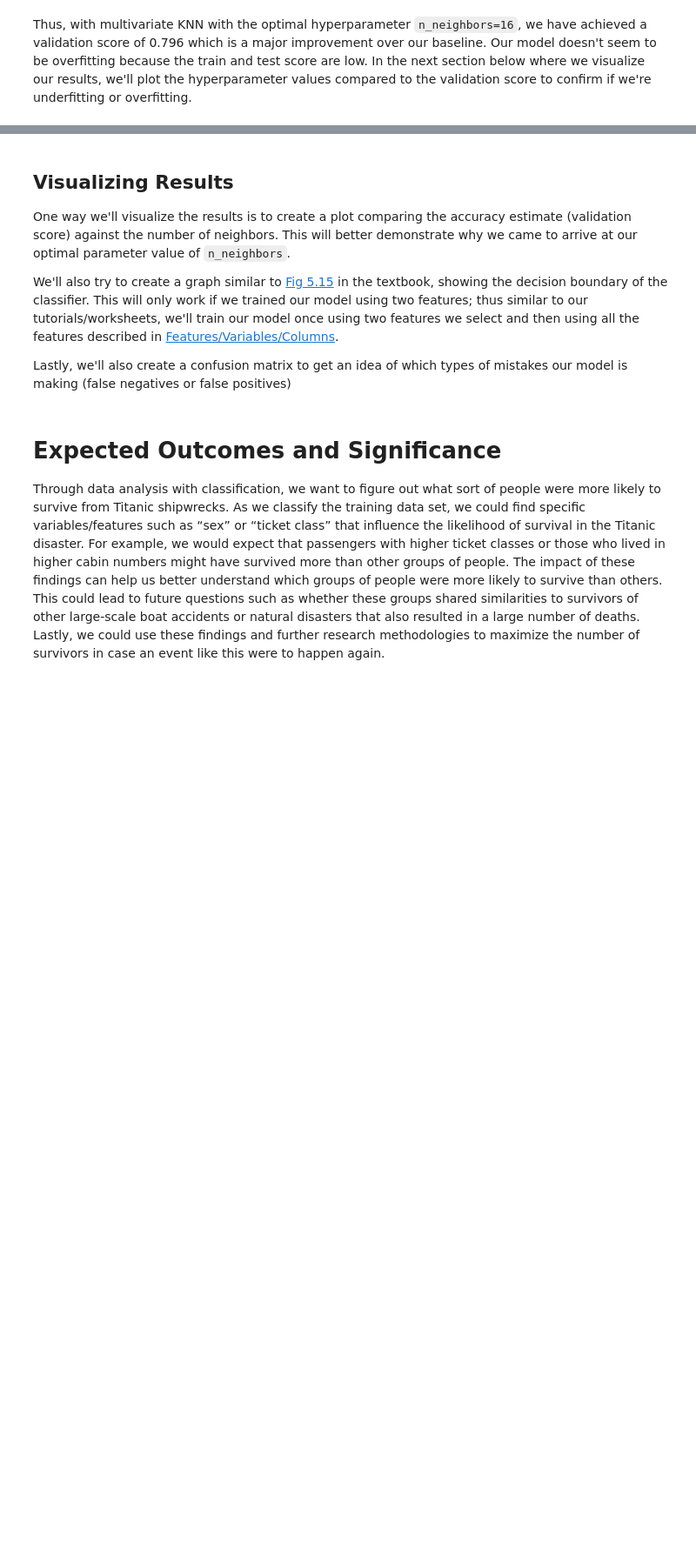
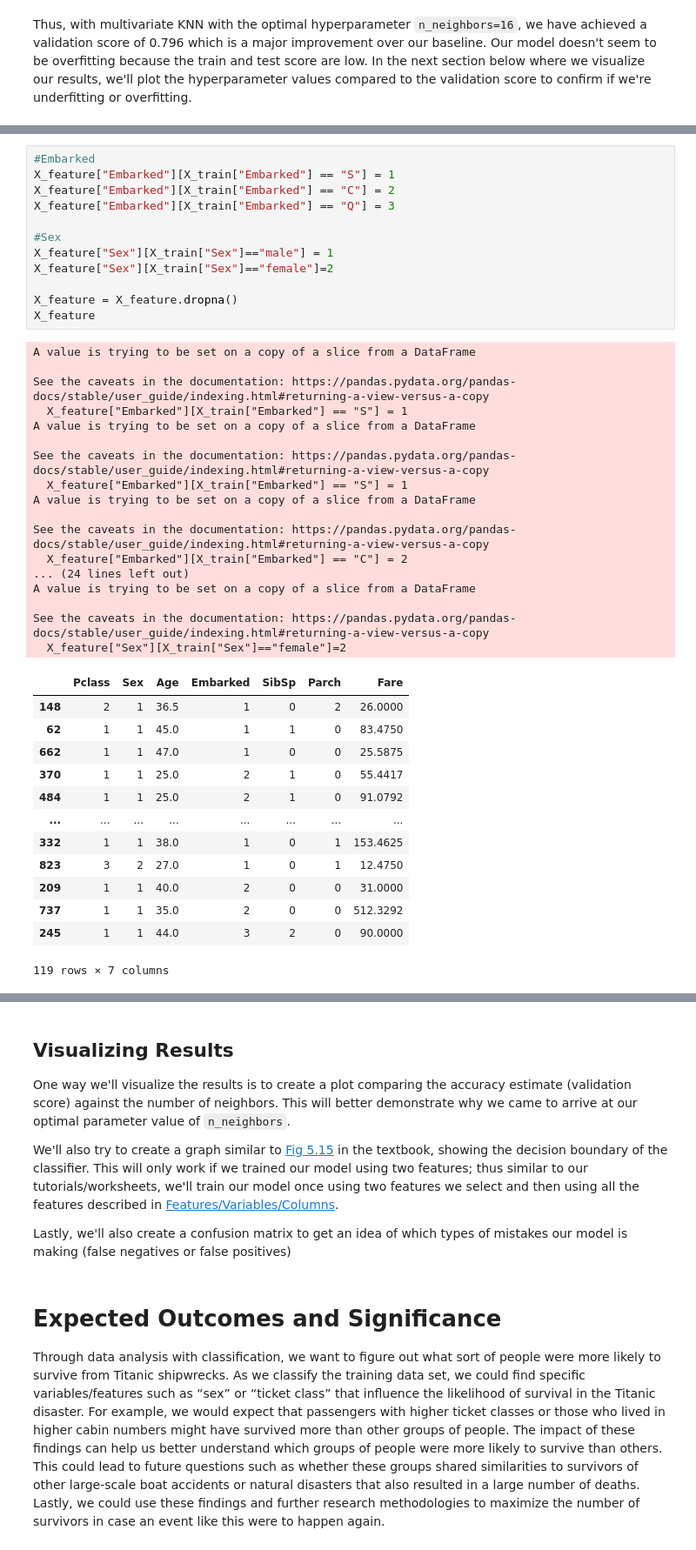
Before and after one commit to ericrkuo/dsci-100-group-12, a Jupyter notebook: report.ipynb, the cells around one changed output, grey strips where cells are left out. Shown at 87% size. Cells and saved outputs as stored; diff of their text form; blank space fills up the shorter version.

```diff
--- a/report.ipynb
+++ b/report.ipynb
@@ -509,0 +544,43 @@ Thus, with multivariate KNN with the optimal hyperparameter `n_neighbors=16`, we
+# %%
+#Embarked
+X_feature["Embarked"][X_train["Embarked"] == "S"] = 1
+X_feature["Embarked"][X_train["Embarked"] == "C"] = 2
+X_feature["Embarked"][X_train["Embarked"] == "Q"] = 3
+
+#Sex
+X_feature["Sex"][X_train["Sex"]=="male"] = 1
+X_feature["Sex"][X_train["Sex"]=="female"]=2
+
+X_feature = X_feature.dropna()
+X_feature
+# %% [output]
+A value is trying to be set on a copy of a slice from a DataFrame
+
+See the caveats in the documentation: https://pandas.pydata.org/pandas-docs/stable/user_guide/indexing.html#returning-a-view-versus-a-copy
+  X_feature["Embarked"][X_train["Embarked"] == "S"] = 1
+A value is trying to be set on a copy of a slice from a DataFrame
+
+See the caveats in the documentation: https://pandas.pydata.org/pandas-docs/stable/user_guide/indexing.html#returning-a-view-versus-a-copy
+  X_feature["Embarked"][X_train["Embarked"] == "S"] = 1
+A value is trying to be set on a copy of a slice from a DataFrame
+
+See the caveats in the documentation: https://pandas.pydata.org/pandas-docs/stable/user_guide/indexing.html#returning-a-view-versus-a-copy
+  X_feature["Embarked"][X_train["Embarked"] == "C"] = 2
+... (24 lines left out)
+A value is trying to be set on a copy of a slice from a DataFrame
+
+See the caveats in the documentation: https://pandas.pydata.org/pandas-docs/stable/user_guide/indexing.html#returning-a-view-versus-a-copy
+  X_feature["Sex"][X_train["Sex"]=="female"]=2
+|  | Pclass | Sex | Age | Embarked | SibSp | Parch | Fare |
+| 148 | 2 | 1 | 36.5 | 1 | 0 | 2 | 26.0000 |
+| 62 | 1 | 1 | 45.0 | 1 | 1 | 0 | 83.4750 |
+| 662 | 1 | 1 | 47.0 | 1 | 0 | 0 | 25.5875 |
+| 370 | 1 | 1 | 25.0 | 2 | 1 | 0 | 55.4417 |
+| 484 | 1 | 1 | 25.0 | 2 | 1 | 0 | 91.0792 |
+| ... | ... | ... | ... | ... | ... | ... | ... |
+| 332 | 1 | 1 | 38.0 | 1 | 0 | 1 | 153.4625 |
+| 823 | 3 | 2 | 27.0 | 1 | 0 | 1 | 12.4750 |
+| 209 | 1 | 1 | 40.0 | 2 | 0 | 0 | 31.0000 |
+| 737 | 1 | 1 | 35.0 | 2 | 0 | 0 | 512.3292 |
+| 245 | 1 | 1 | 44.0 | 3 | 2 | 0 | 90.0000 |
+119 rows × 7 columns
```
Also changed, not shown: parts of 19 cells of this notebook.
